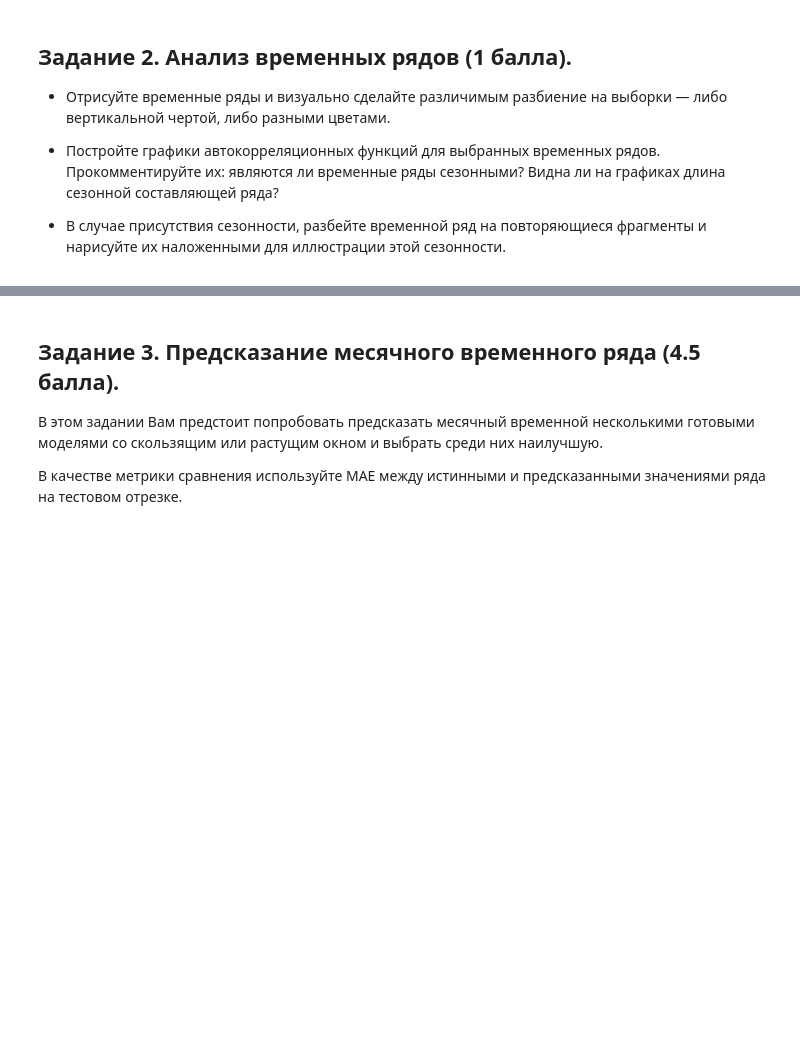
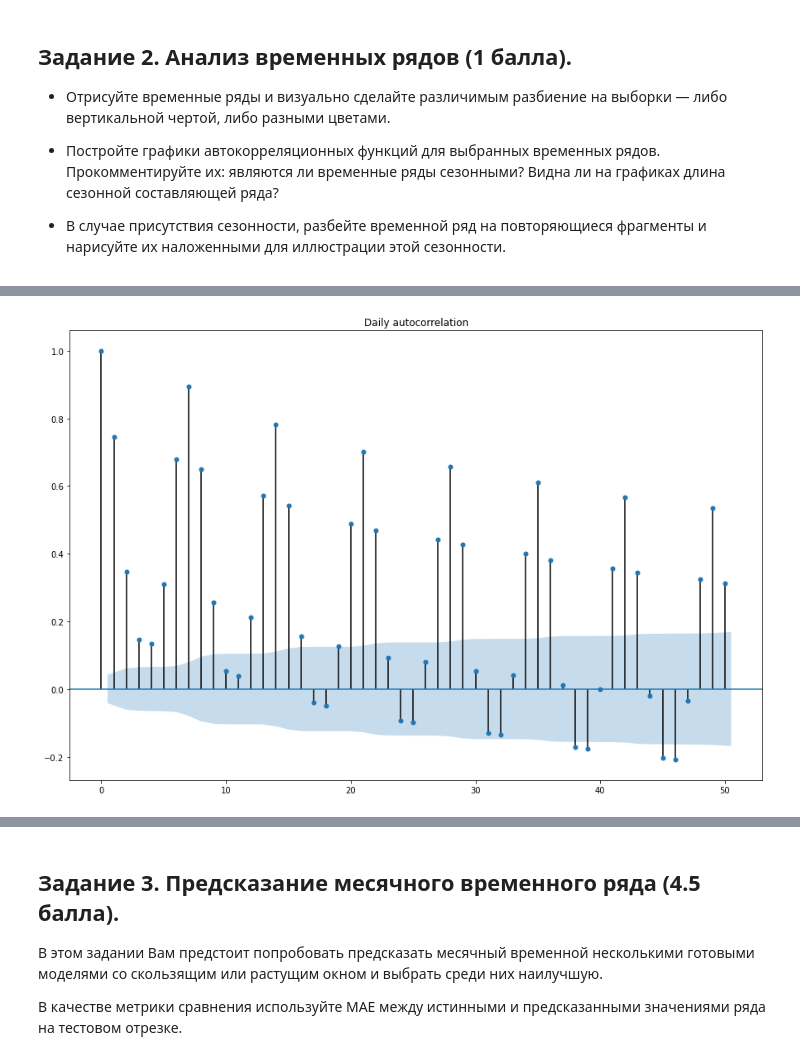
Before and after one commit to aromana33/hw7_dl_2021, a Jupyter notebook: HW4.ipynb, the cells around one changed output, grey strips where cells are left out. Saved outputs shown, nothing was run; the diff lists cells and outputs as text; code cells hidden in the pictures; blank space fills up the shorter version.

```diff
--- a/HW4.ipynb
+++ b/HW4.ipynb
@@ -71,2 +137,8 @@ plt.show()
+# %%
+with plt.rc_context():
+    plt.rc("figure", figsize=(15,10))
+    plot_acf(ts2['value'], lags=50, title='Daily autocorrelation');
+# %% [output]
+[figure, added]
 # %%
 # разбейте временной ряд на повторяющиеся участки по длине сезонной составляющей и нарисуйте их наложенными
```
Also changed, not shown: parts of 78 cells of this notebook.
